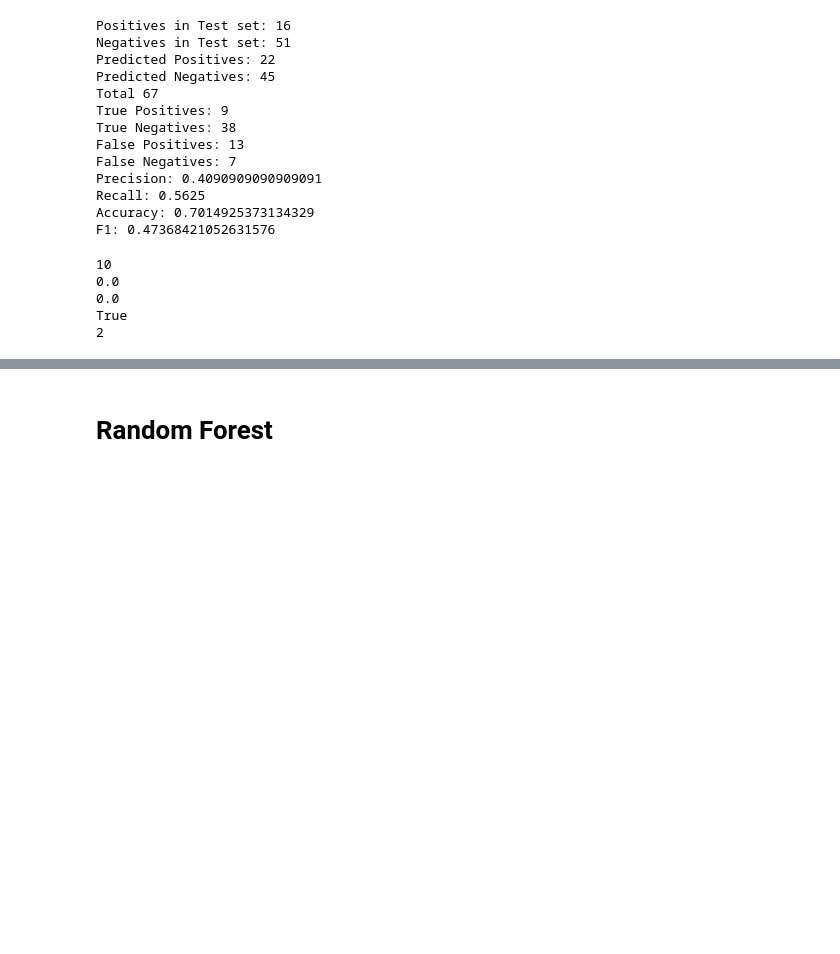
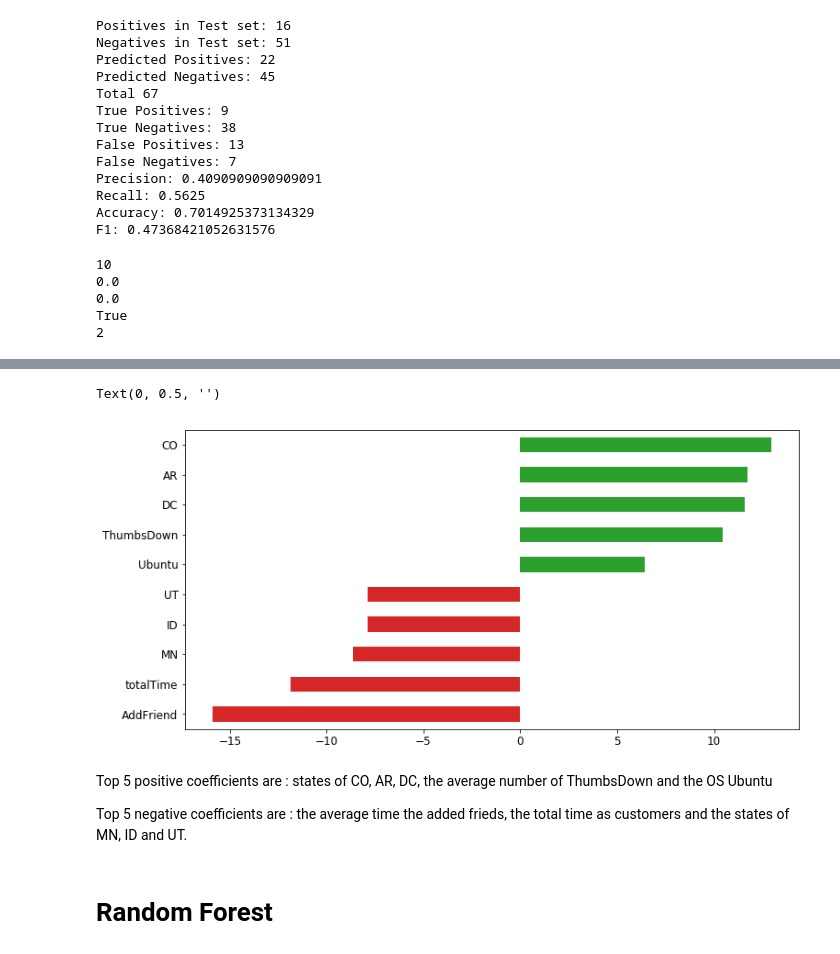
Before and after one commit to pedro-hf/sparkify, a Jupyter notebook: Sparkify.ipynb, the cells around one changed output, grey strips where cells are left out. Cells and saved outputs as stored; diff of their text form; code cells hidden in the pictures; blank space fills up the shorter version.

```diff
--- a/Sparkify.ipynb
+++ b/Sparkify.ipynb
@@ -835,3 +843,16 @@ print(bestModel_lr.stages[1]._java_obj.getAggregationDepth ())
 0.0
 True
 2
+# %%
+# Clean the features list for plotting and representation
+features = [f.replace('avg(', '') for f in features]
+features = [f.replace(')', '') for f in features]
+features = [f.replace('browser_is_', '') for f in features]
+features = [f.replace('os_is_', '') for f in features]
+features = [f.replace('_is_state', '') for f in features]
+features = [f.replace('page_is_', '') for f in features]
+# %%
+coefs = pd.DataFrame([features, list(bestModel_lr.stages[1].coefficients)],
+                     index=['feature','coef']).T.set_index('feature').sort_values('coef')
+idx = list(coefs.index[:5]) + list(coefs.index[-5:])
+coefs.loc[idx].style.bar(subset=['coef'], color=['#d65f5f', '#5fba7d'], align='mid')
@@ -837,0 +872,9 @@ True
+# %%
+fig, ax = plt.subplots(figsize=(12, 6))
+coefs['c'] = coefs.coef > 0
+coefs['color'] = coefs.c.map({True: 'tab:green', False: 'tab:red'})
+coefs.loc[idx].coef.plot.barh(color=coefs.loc[idx]['color'], fontsize=12, legend=False)
+ax.set_ylabel('')
+# %% [output]
+Text(0, 0.5, '')
+[figure, added]
@@ -838,3 +883,7 @@ True
+# %% [markdown]
+Top 5 positive coefficients are : states of CO, AR, DC, the average number of ThumbsDown and the OS Ubuntu
+
+Top 5 negative coefficients are : the average time the added frieds, the total time as customers and the states of MN, ID and UT.
 # %% [markdown]
 # Random Forest
 # %%
```
Also changed, not shown: parts of 8 cells of this notebook, 5 other files.
